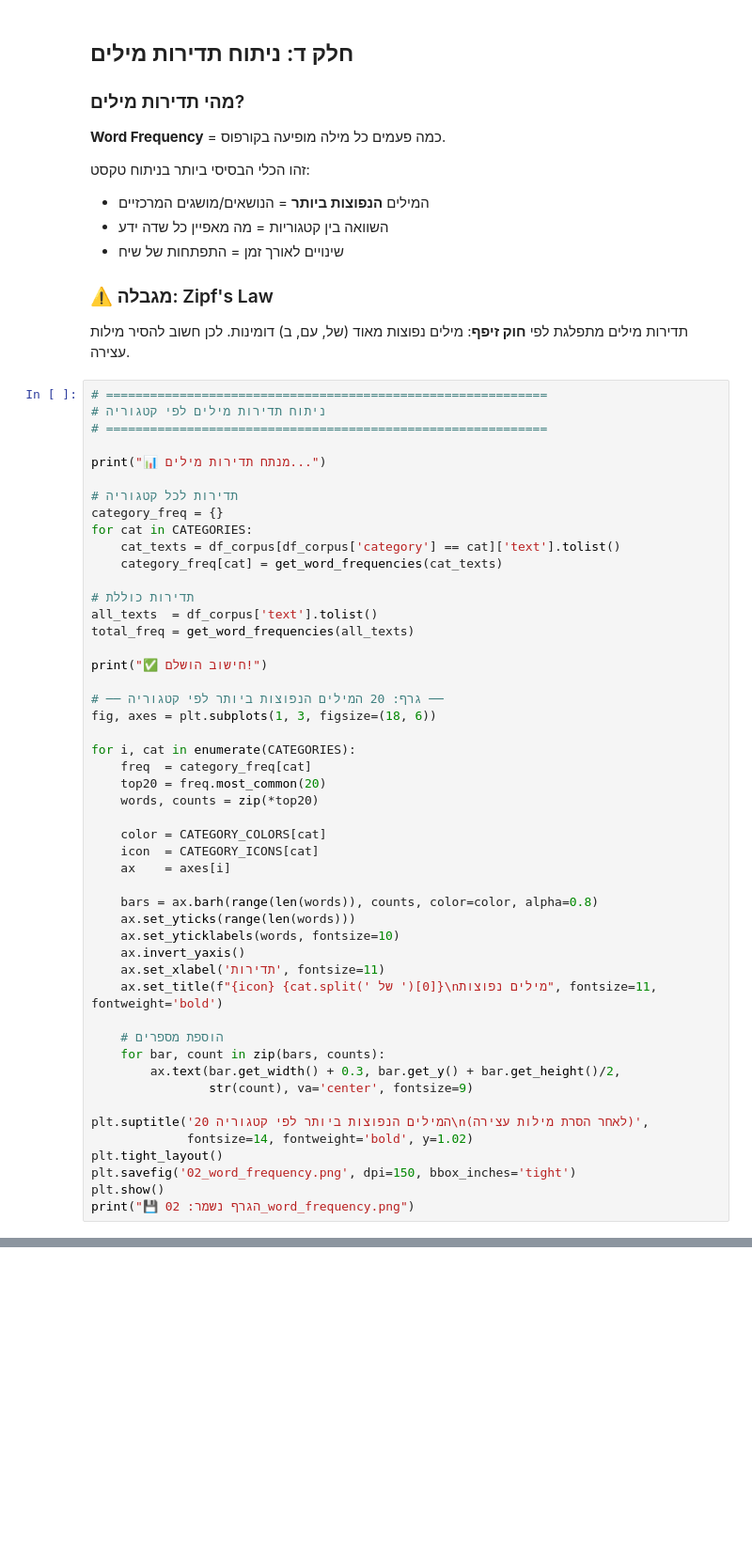
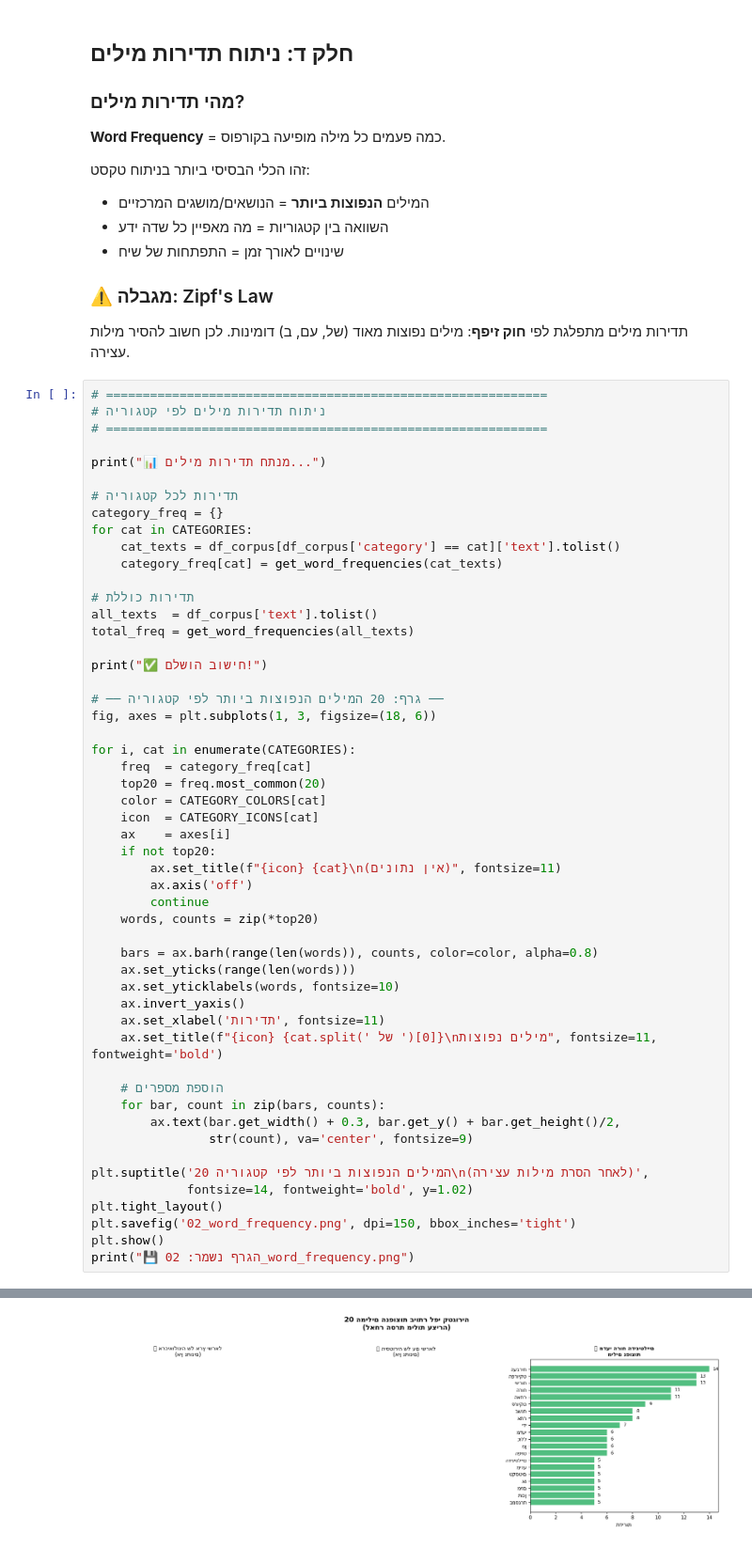
Before and after one commit to shaigordin/introdh, a Jupyter notebook: notebooks/2026wiki/02_קריאה_מרחוק.ipynb, the cells around one changed output, grey strips where cells are left out. Shown at 94% size. Cells and saved outputs as stored; diff of their text form; blank space fills up the shorter version.

```diff
--- a/notebooks/2026wiki/02_קריאה_מרחוק.ipynb
+++ b/notebooks/2026wiki/02_קריאה_מרחוק.ipynb
@@ -381,11 +429,14 @@ fig, axes = plt.subplots(1, 3, figsize=(18, 6))
 for i, cat in enumerate(CATEGORIES):
     freq  = category_freq[cat]
     top20 = freq.most_common(20)
-    words, counts = zip(*top20)
-
     color = CATEGORY_COLORS[cat]
     icon  = CATEGORY_ICONS[cat]
     ax    = axes[i]
+    if not top20:
+        ax.set_title(f"{icon} {cat}\n(אין נתונים)", fontsize=11)
+        ax.axis('off')
+        continue
+    words, counts = zip(*top20)
 
     bars = ax.barh(range(len(words)), counts, color=color, alpha=0.8)
     ax.set_yticks(range(len(words)))
@@ -405,3 +456,4 @@ plt.tight_layout()
 plt.savefig('02_word_frequency.png', dpi=150, bbox_inches='tight')
 plt.show()
 print("💾 הגרף נשמר: 02_word_frequency.png")
+# %% [output]
@@ -407,0 +462 @@ print("💾 הגרף נשמר: 02_word_frequency.png")
+[figure, added]
```
Also changed, not shown: parts of 10 cells of this notebook, 22 other files.
